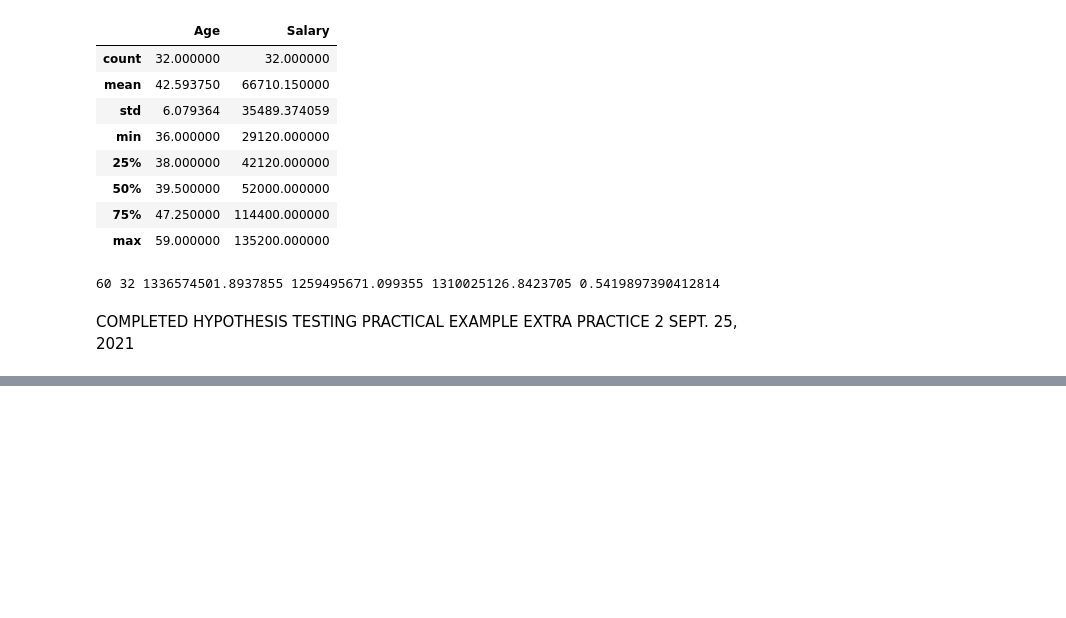
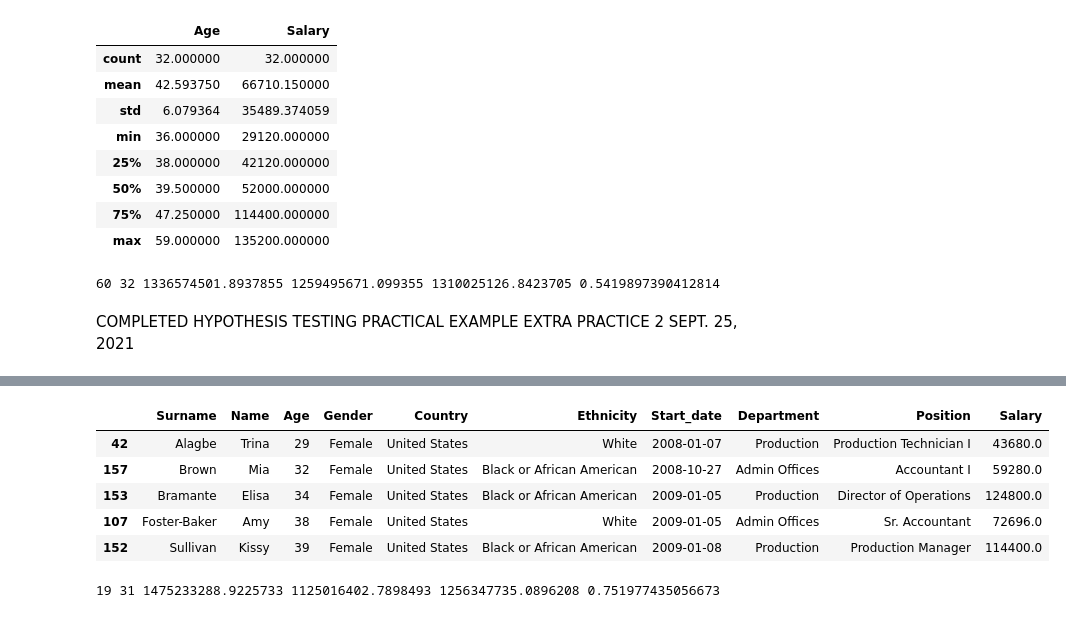
Before and after one commit to Malcolm206/UDEMY_BI_ANALYST, a Jupyter notebook: Untitled.ipynb, the cells around one changed output, grey strips where cells are left out. Drawn from its saved outputs; the diff is of its cells as text; code cells hidden in the pictures; blank space fills up the shorter version.

```diff
--- a/Untitled.ipynb
+++ b/Untitled.ipynb
@@ -1152,0 +1214,28 @@ COMPLETED HYPOTHESIS TESTING PRACTICAL EXAMPLE EXTRA PRACTICE 2 SEPT. 25, 2021
+# %%
+# Seperate employees by Gender
+exp_data_4_10_m = exp_data_4_10.loc[exp_data_4_10['Gender'] == 'Male']
+exp_data_4_10_f = exp_data_4_10.loc[exp_data_4_10['Gender'] != 'Male']
+exp_data_4_10_f.head()
+# %% [output]
+|  | Surname | Name | Age | Gender | Country | Ethnicity | Start_date | Department | Position | Salary |
+| 42 | Alagbe | Trina | 29 | Female | United States | White | 2008-01-07 | Production | Production Technician I | 43680.0 |
+| 157 | Brown | Mia | 32 | Female | United States | Black or African American | 2008-10-27 | Admin Offices | Accountant I | 59280.0 |
+| 153 | Bramante | Elisa | 34 | Female | United States | Black or African American | 2009-01-05 | Production | Director of Operations | 124800.0 |
+| 107 | Foster-Baker | Amy | 38 | Female | United States | White | 2009-01-05 | Admin Offices | Sr. Accountant | 72696.0 |
+| 152 | Sullivan | Kissy | 39 | Female | United States | Black or African American | 2009-01-08 | Production | Production Manager | 114400.0 |
+# %%
+m_size_4_10 = exp_data_4_10_m.Salary.count()
+f_size_4_10 = exp_data_4_10_f.Salary.count()
+
+m_mean_4_10 = statistics.mean(exp_data_4_10_m.Salary)
+f_mean_4_10 = statistics.mean(exp_data_4_10_f.Salary)
+
+m_var_4_10 = stats.tvar(exp_data_4_10_m.Salary)
+f_var_4_10 = stats.tvar(exp_data_4_10_f.Salary)
+
+exp_pooled_var_4_10 = ((m_size_4_10 - 1)*(m_var_4_10) + (f_size_4_10 - 1)*(f_var_4_10))/ (m_size_4_10 + f_size_4_10 - 2)
+
+exp_t_score_4_10 = (m_mean_4_10 - f_mean_4_10)/ np.sqrt((exp_pooled_var_4_10 / m_size_4_10) + (exp_pooled_var_4_10 / f_size_4_10))
+print(m_size_4_10, f_size_4_10, m_var_4_10, f_var_4_10, exp_pooled_var_4_10, exp_t_score_4_10)
+# %% [output]
+19 31 1475233288.9225733 1125016402.7898493 1256347735.0896208 0.751977435056673
```
Also changed, not shown: parts of 5 cells of this notebook.
